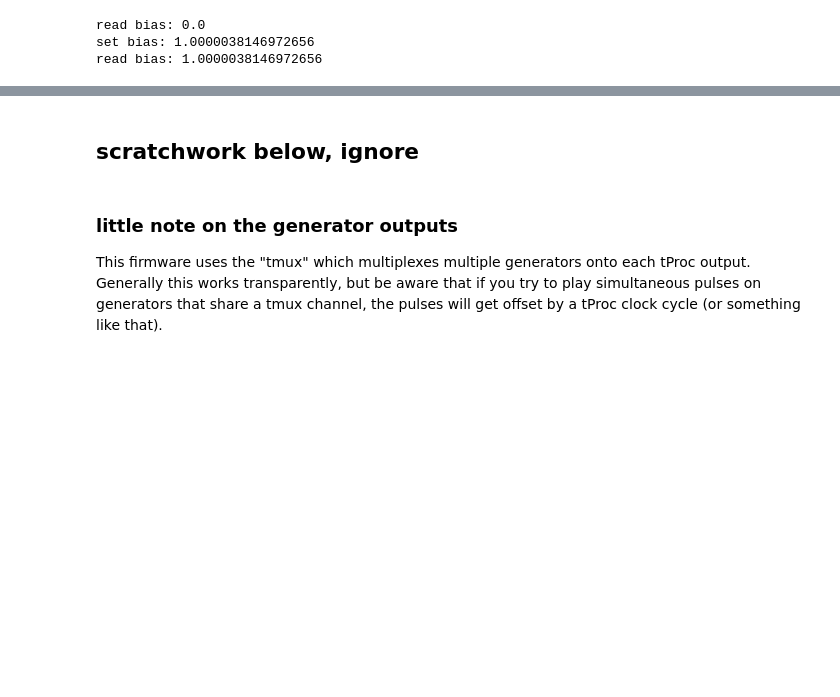
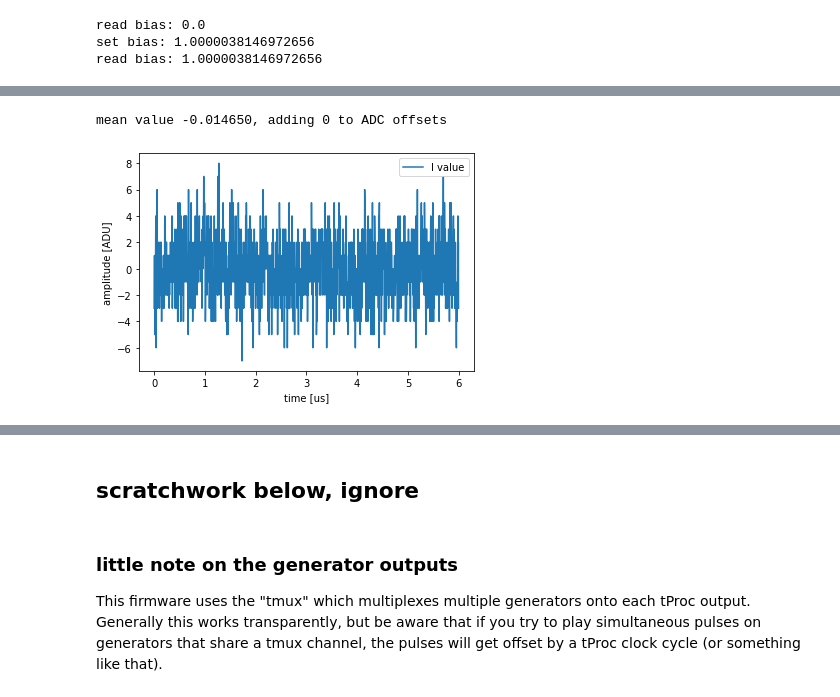
Before and after one commit to meeg/qick_demos_sho, a Jupyter notebook: rfboard/qick_rf216/dc_in.ipynb, the cells around one changed output, grey strips where cells are left out. Cells and saved outputs as stored; diff of their text form; code cells hidden in the pictures; blank space fills up the shorter version.

```diff
--- a/rfboard/qick_rf216/dc_in.ipynb
+++ b/rfboard/qick_rf216/dc_in.ipynb
@@ -346,0 +402,25 @@ read ADC gain: -65509
+# %%
+# run with DC-in disabled, to calibrate the ADC offset
+
+# power-down the DC-in amp:
+soc.avg_bufs[RO_DC_CH].rfb_ch.disable()
+
+clear_interrupts(soc, verbose=True)
+iq_list = prog.acquire_decimated(soc, soft_avgs=1)
+clear_interrupts(soc, verbose=True)
+
+t = prog.get_time_axis(ro_index=0)
+iq = iq_list[0]
+plt.plot(t, iq[:,0], label="I value")
+plt.legend()
+plt.ylabel("amplitude [ADU]")
+plt.xlabel("time [us]");
+
+# 3.88 is ad-hoc (more or less what I observe), no idea where it comes from
+mean_val = iq[:,0].mean()
+offset_correction = int(np.round(mean_val*3.88))
+print("mean value %f, adding %d to ADC offsets"%(mean_val, offset_correction))
+adjust_adc_offsets(soc, RO_DC_CH, offset_correction)
+# %% [output]
+mean value -0.014650, adding 0 to ADC offsets
+[figure, added]
```
Also changed, not shown: parts of 49 cells of this notebook.
